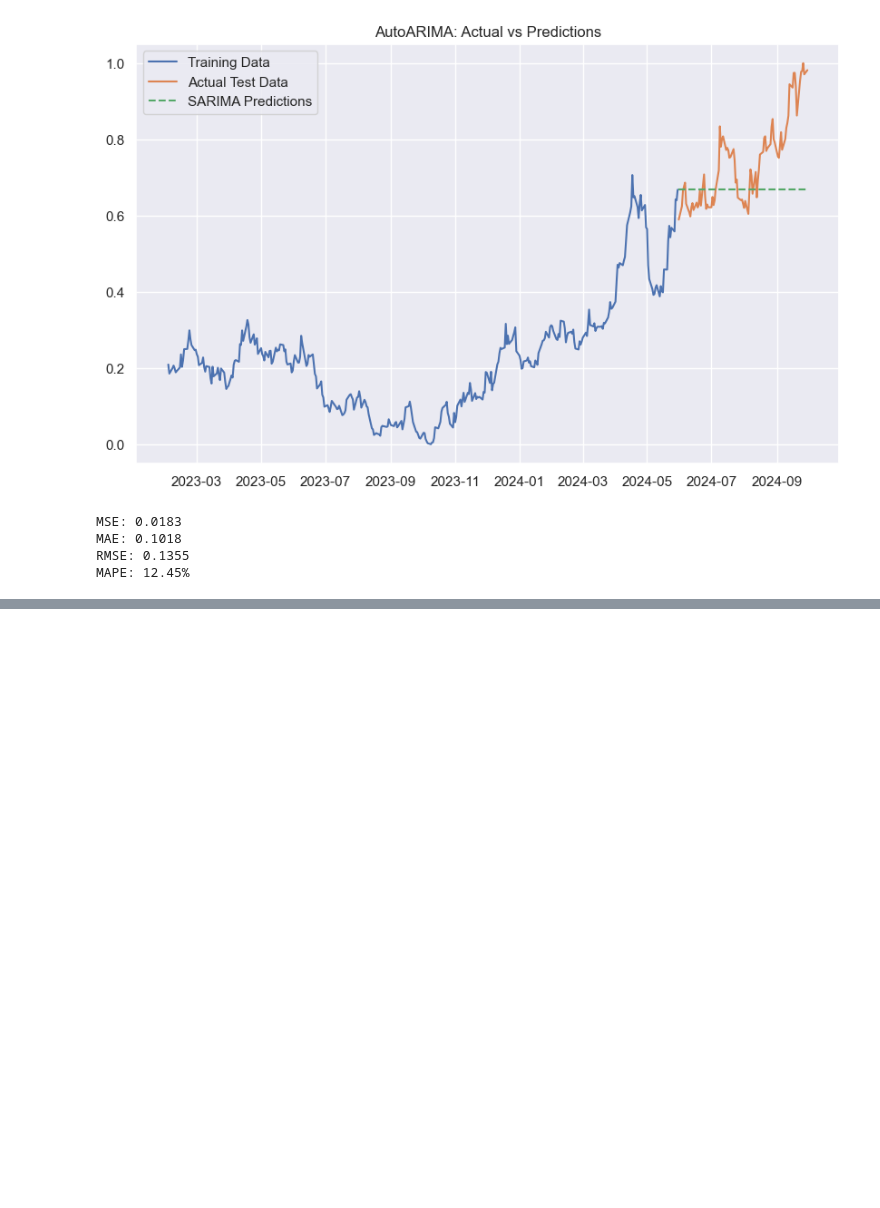
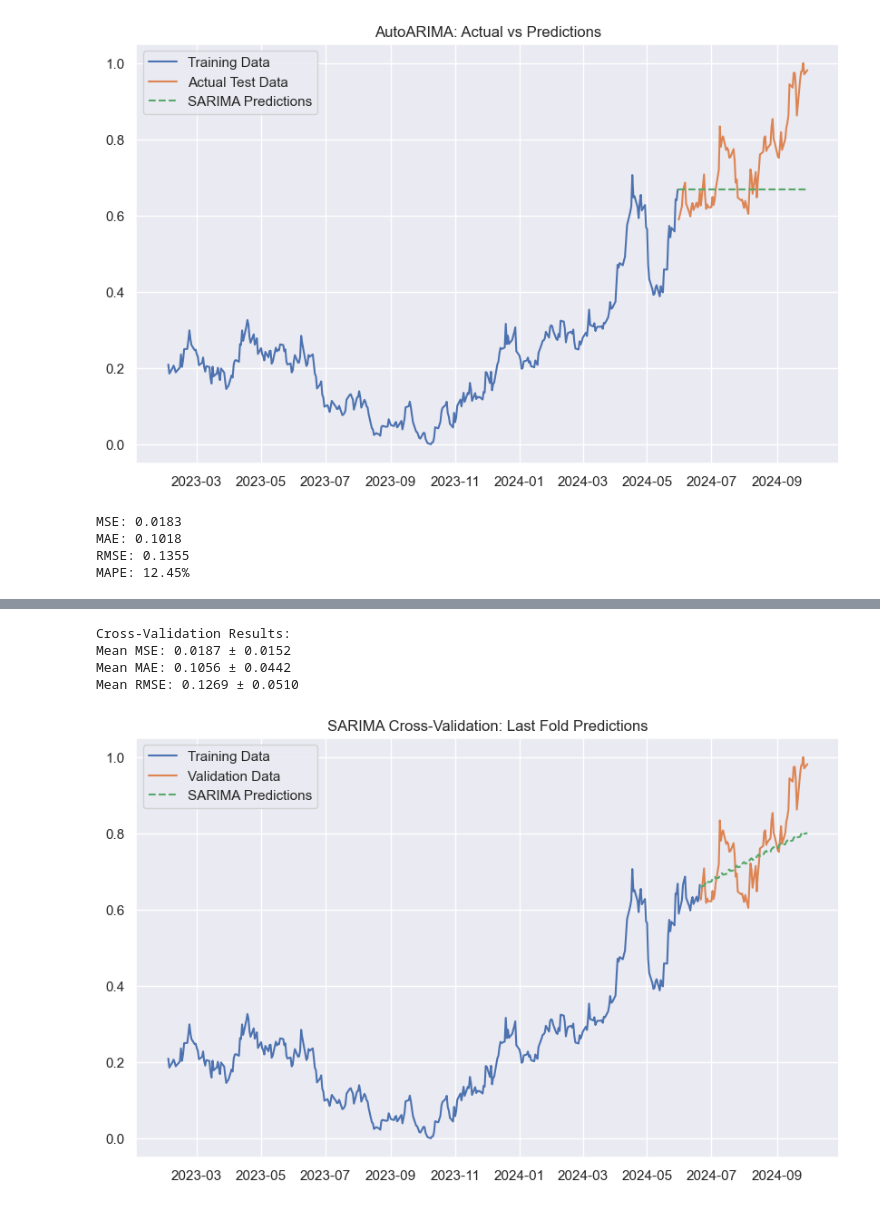
Before and after one commit to clarissa2020274/2020274_capstone, a Jupyter notebook: 2020274_October_24_Modeling and Evaluation (SARIMA and LSTM).ipynb, the cells around one changed output, grey strips where cells are left out. Saved outputs shown, nothing was run; the diff lists cells and outputs as text; code cells hidden in the pictures; blank space fills up the shorter version.

Commit message:
more SARIMA implementation
? results still a bit off?
auto arima was taking too long so saving just in case it stops running overnight

```diff
--- a/2020274_October_24_Modeling and Evaluation (SARIMA and LSTM).ipynb
+++ b/2020274_October_24_Modeling and Evaluation (SARIMA and LSTM).ipynb
@@ -1149,0 +1165,70 @@ MAPE: 12.45%
+# %%
+# Ensure your normalised dataset is ready
+data = df['price_normalized']  #
+m = 5  # Seasonality (weekly)
+# %%
+# Cross-validation using TimeSeriesSplit
+tscv = TimeSeriesSplit(n_splits=5)
+
+# Define SARIMA parameters
+p, d, q = 1, 1, 1
+P, D, Q = 1, 1, 1
+
+# Initialize lists to store metrics
+cv_mse, cv_mae, cv_rmse = [], [], []
+
+# Perform TimeSeriesSplit cross-validation
+for train_index, val_index in tscv.split(data):
+    train_data, val_data = data.iloc[train_index], data.iloc[val_index]
+
+    # Fit SARIMA on training set
+    model = SARIMAX(train_data,
+                    order=(p, d, q),
+                    seasonal_order=(P, D, Q, m),
+                    enforce_stationarity=False,
+                    enforce_invertibility=False)
+    sarima_fit = model.fit(disp=False)
+
+    # Forecast for validation set
+    forecast = sarima_fit.forecast(steps=len(val_data))
+
+    # Calculate error metrics
+    mse = mean_squared_error(val_data, forecast)
+    mae = mean_absolute_error(val_data, forecast)
+    rmse = np.sqrt(mse)
+
+    # Store the metrics
+    cv_mse.append(mse)
+    cv_mae.append(mae)
+    cv_rmse.append(rmse)
+
+# Print cross-validation results
+print("Cross-Validation Results:")
+print(f"Mean MSE: {np.mean(cv_mse):.4f} ± {np.std(cv_mse):.4f}")
+print(f"Mean MAE: {np.mean(cv_mae):.4f} ± {np.std(cv_mae):.4f}")
+print(f"Mean RMSE: {np.mean(cv_rmse):.4f} ± {np.std(cv_rmse):.4f}")
+
+# Store cross-validation results in your metrics dictionary
+add_model_results(
+    model_name="SARIMA (Cross-Validation)",
+    mse=np.mean(cv_mse),
+    mae=np.mean(cv_mae),
+    rmse=np.mean(cv_rmse),
+    mape=None  # MAPE can be added if required
+)
+# %% [output]
+Cross-Validation Results:
+Mean MSE: 0.0187 ± 0.0152
+Mean MAE: 0.1056 ± 0.0442
+Mean RMSE: 0.1269 ± 0.0510
+# %%
+#  Visualize the last fold's predictions
+plt.figure(figsize=(10, 6))
+plt.plot(train_data, label="Training Data")
+plt.plot(val_data, label="Validation Data")
+plt.plot(val_data.index, forecast, label="SARIMA Predictions", linestyle="--")
+plt.title("SARIMA Cross-Validation: Last Fold Predictions")
+plt.legend()
+plt.show()
+# %% [output]
+[figure, added]
```
Also changed, not shown: parts of 8 cells of this notebook, 7 other files.
